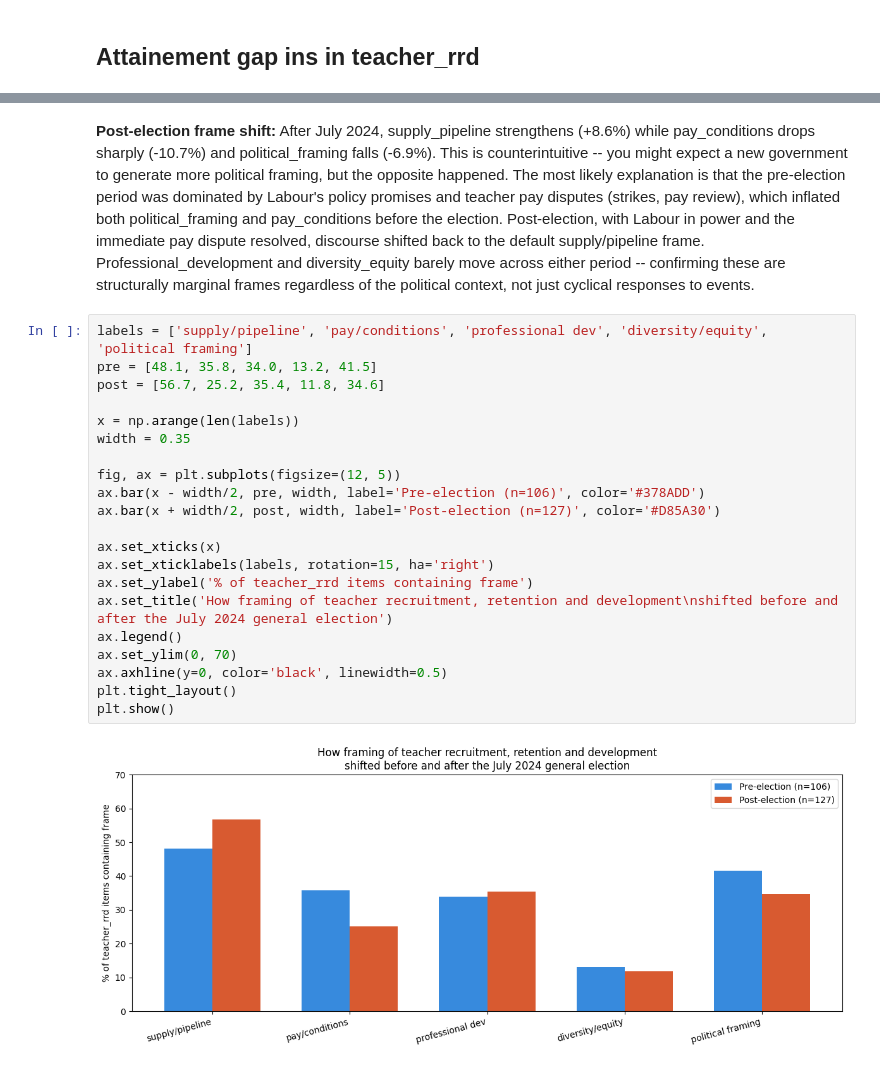
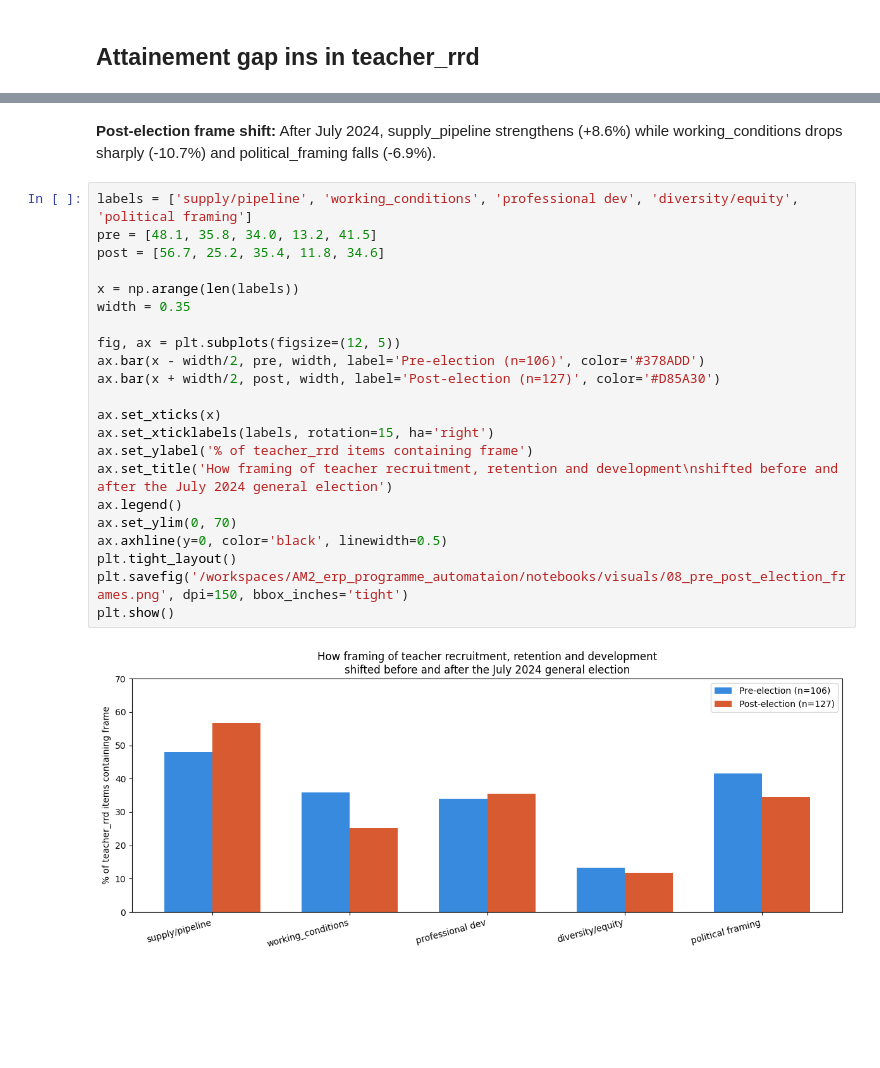
Before and after one commit to Yorkel/newsletter_dashboard_demo, a Jupyter notebook: notebooks/bera_analysis_12.3.26.ipynb, the cells around one changed output, grey strips where cells are left out. Saved outputs shown, nothing was run; the diff lists cells and outputs as text; blank space fills up the shorter version.

```diff
--- a/notebooks/bera_analysis_12.3.26.ipynb
+++ b/notebooks/bera_analysis_12.3.26.ipynb
@@ -731,25 +863,26 @@ The history saving thread hit an unexpected error (OperationalError('attempt to
 # %% [markdown]
-**Post-election frame shift:** After July 2024, supply_pipeline strengthens (+8.6%) while pay_conditions drops sharply (-10.7%) and political_framing falls (-6.9%). This is counterintuitive -- you might expect a new government to generate more political framing, but the opposite happened. The most likely explanation is that the pre-election period was dominated by Labour's policy promises and teacher pay disputes (strikes, pay review), which inflated both political_framing and pay_conditions before the election. Post-election, with Labour in power and the immediate pay dispute resolved, discourse shifted back to the default supply/pipeline frame. Professional_development and diversity_equity barely move across either period -- confirming these are structurally marginal frames regardless of the political context, not just cyclical responses to events.
+**Post-election frame shift:** After July 2024, supply_pipeline strengthens (+8.6%) while working_conditions drops sharply (-10.7%) and political_framing falls (-6.9%).
 # %%
-labels = ['supply/pipeline', 'pay/conditions', 'professional dev', 'diversity/equity', 'political framing']
+labels = ['supply/pipeline', 'working_conditions', 'professional dev', 'diversity/equity', 'political framing']
 pre = [48.1, 35.8, 34.0, 13.2, 41.5]
 post = [56.7, 25.2, 35.4, 11.8, 34.6]
 
 x = np.arange(len(labels))
 width = 0.35
 
 fig, ax = plt.subplots(figsize=(12, 5))
 ax.bar(x - width/2, pre, width, label='Pre-election (n=106)', color='#378ADD')
 ax.bar(x + width/2, post, width, label='Post-election (n=127)', color='#D85A30')
 
 ax.set_xticks(x)
 ax.set_xticklabels(labels, rotation=15, ha='right')
 ax.set_ylabel('% of teacher_rrd items containing frame')
 ax.set_title('How framing of teacher recruitment, retention and development\nshifted before and after the July 2024 general election')
 ax.legend()
 ax.set_ylim(0, 70)
 ax.axhline(y=0, color='black', linewidth=0.5)
 plt.tight_layout()
+plt.savefig('/workspaces/AM2_erp_programme_automataion/notebooks/visuals/08_pre_post_election_frames.png', dpi=150, bbox_inches='tight')
 plt.show()
 # %% [output]
-[figure, old version]
+[figure, new version]
```
Also changed, not shown: parts of 45 cells of this notebook, 21 other files.
